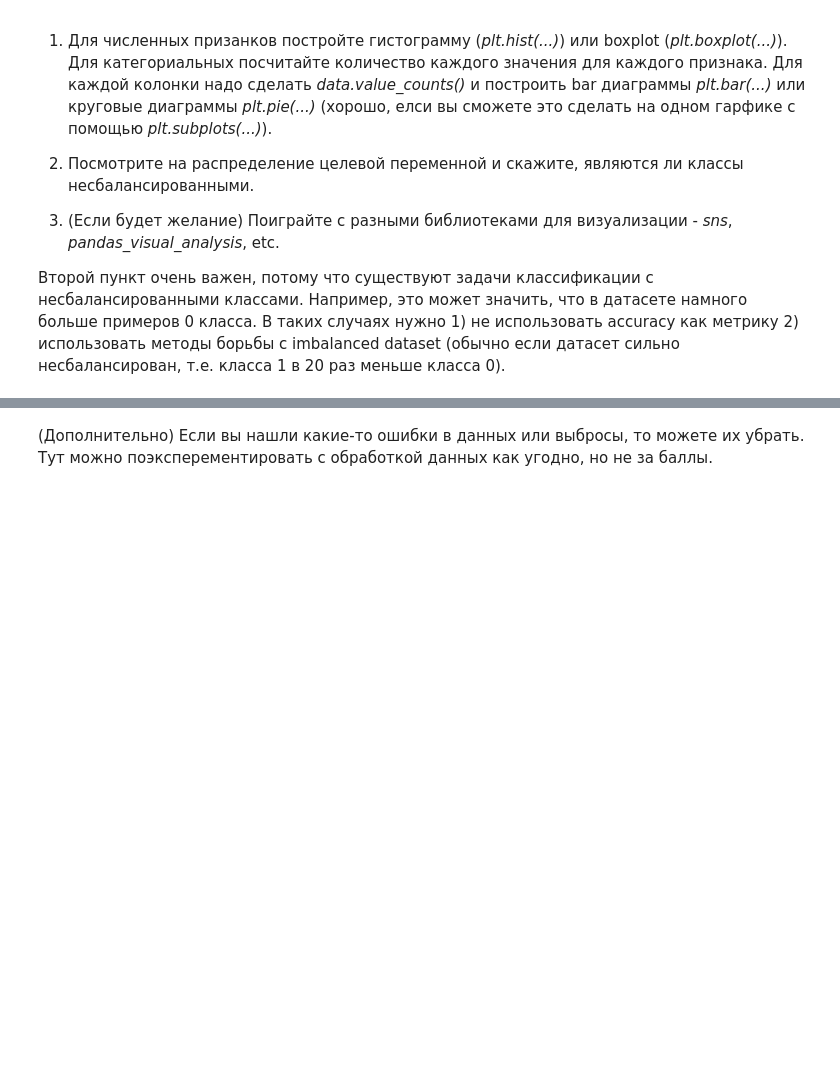
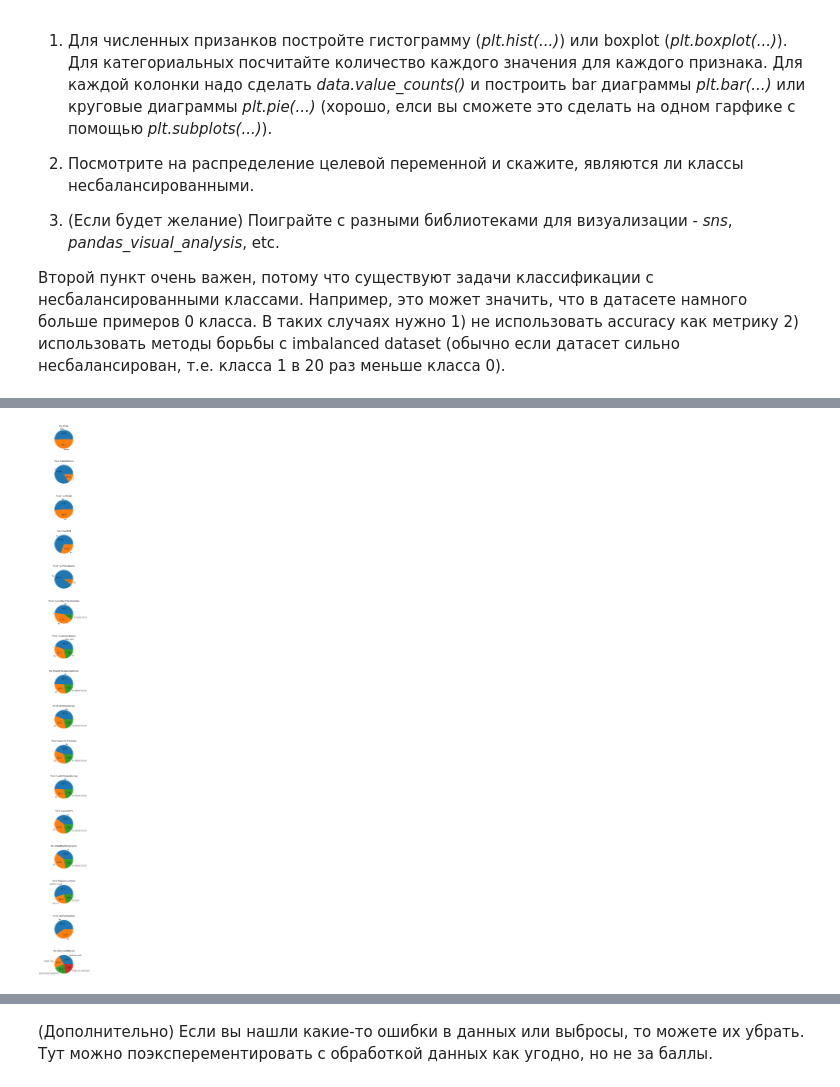
Before and after one commit to MisterHaid/AI_projects, a Jupyter notebook: week_03_composition_model_selection/Homework/hw_3_kaggle.ipynb, the cells around one changed output, grey strips where cells are left out. Drawn from its saved outputs; the diff is of its cells as text; code cells hidden in the pictures; blank space fills up the shorter version.

```diff
--- a/week_03_composition_model_selection/Homework/hw_3_kaggle.ipynb
+++ b/week_03_composition_model_selection/Homework/hw_3_kaggle.ipynb
@@ -160,0 +221,9 @@ target_col = 'Churn'
+# %%
+fig, axes = plt.subplots(len(cat_cols), 1, figsize=(10, len(cat_cols)*4))
+plt.subplots_adjust(hspace=0.5, wspace=0.3)
+for i, col in enumerate(cat_cols):
+  counts = df[col].value_counts()
+  axes[i].pie(counts.values, labels=counts.index, autopct='%1.1f%%')
+  axes[i].set_title(f'Pie of {col}')
+# %% [output]
+[figure, added]
```
Also changed, not shown: parts of 16 cells of this notebook.
